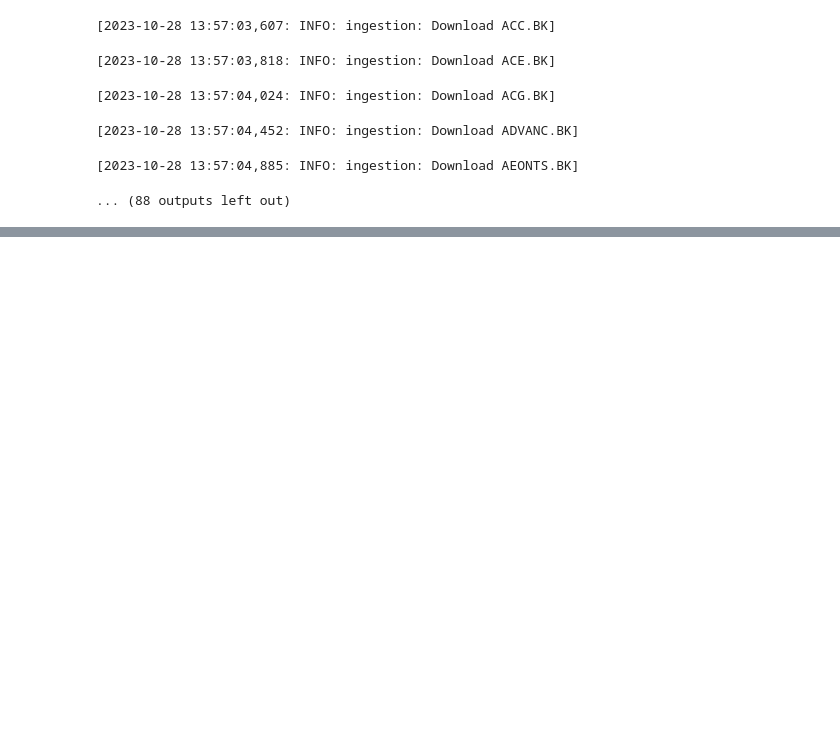
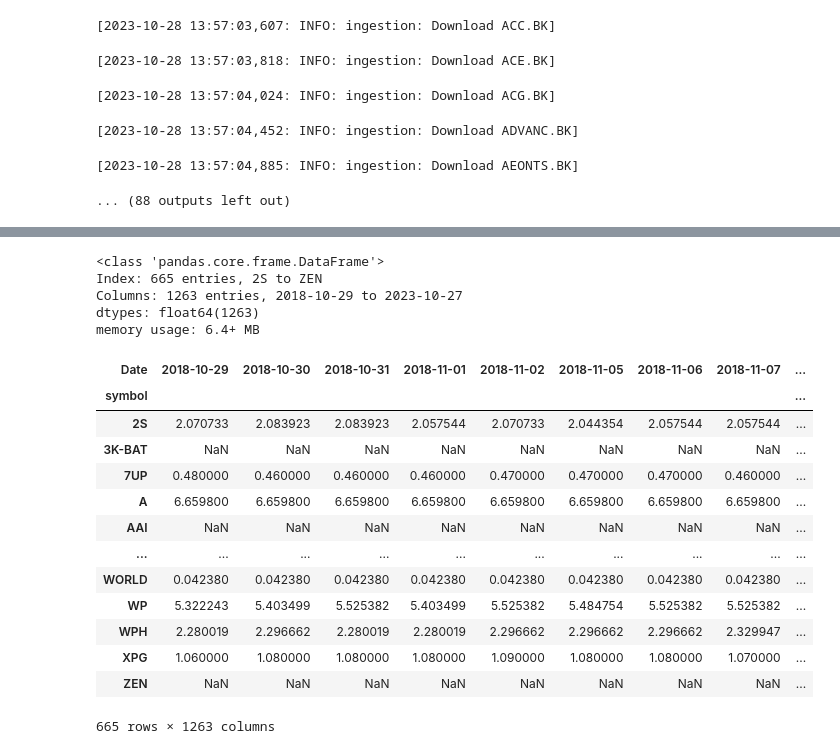
Before and after one commit to NatapolLim/Stock-Analytics, a Jupyter notebook: experiment_notebooks/0-ingest_data.ipynb, the cells around one changed output, grey strips where cells are left out. Saved outputs shown, nothing was run; the diff lists cells and outputs as text; code cells hidden in the pictures; blank space fills up the shorter version.

```diff
--- a/experiment_notebooks/0-ingest_data.ipynb
+++ b/experiment_notebooks/0-ingest_data.ipynb
@@ -209,0 +165,24 @@ all_data.to_parquet('./dataset/SET_historical_price.parquet')
+# %%
+test = pd.read_parquet("./dataset/close_price.parquet")
+test.info()
+test
+# %% [output]
+<class 'pandas.core.frame.DataFrame'>
+Index: 665 entries, 2S to ZEN
+Columns: 1263 entries, 2018-10-29 to 2023-10-27
+dtypes: float64(1263)
+memory usage: 6.4+ MB
+| Date | 2018-10-29 | 2018-10-30 | 2018-10-31 | 2018-11-01 | 2018-11-02 | 2018-11-05 | 2018-11-06 | 2018-11-07 | ... |
+| symbol |  |  |  |  |  |  |  |  | ... |
+| 2S | 2.070733 | 2.083923 | 2.083923 | 2.057544 | 2.070733 | 2.044354 | 2.057544 | 2.057544 | ... |
+| 3K-BAT | NaN | NaN | NaN | NaN | NaN | NaN | NaN | NaN | ... |
+| 7UP | 0.480000 | 0.460000 | 0.460000 | 0.460000 | 0.470000 | 0.470000 | 0.470000 | 0.460000 | ... |
+| A | 6.659800 | 6.659800 | 6.659800 | 6.659800 | 6.659800 | 6.659800 | 6.659800 | 6.659800 | ... |
+| AAI | NaN | NaN | NaN | NaN | NaN | NaN | NaN | NaN | ... |
+| ... | ... | ... | ... | ... | ... | ... | ... | ... | ... |
+| WORLD | 0.042380 | 0.042380 | 0.042380 | 0.042380 | 0.042380 | 0.042380 | 0.042380 | 0.042380 | ... |
+| WP | 5.322243 | 5.403499 | 5.525382 | 5.403499 | 5.525382 | 5.484754 | 5.525382 | 5.525382 | ... |
+| WPH | 2.280019 | 2.296662 | 2.280019 | 2.280019 | 2.296662 | 2.296662 | 2.296662 | 2.329947 | ... |
+| XPG | 1.060000 | 1.080000 | 1.080000 | 1.080000 | 1.090000 | 1.080000 | 1.080000 | 1.070000 | ... |
+| ZEN | NaN | NaN | NaN | NaN | NaN | NaN | NaN | NaN | ... |
+665 rows × 1263 columns
```
Also changed, not shown: parts of 34 cells of this notebook, 5 other files.
